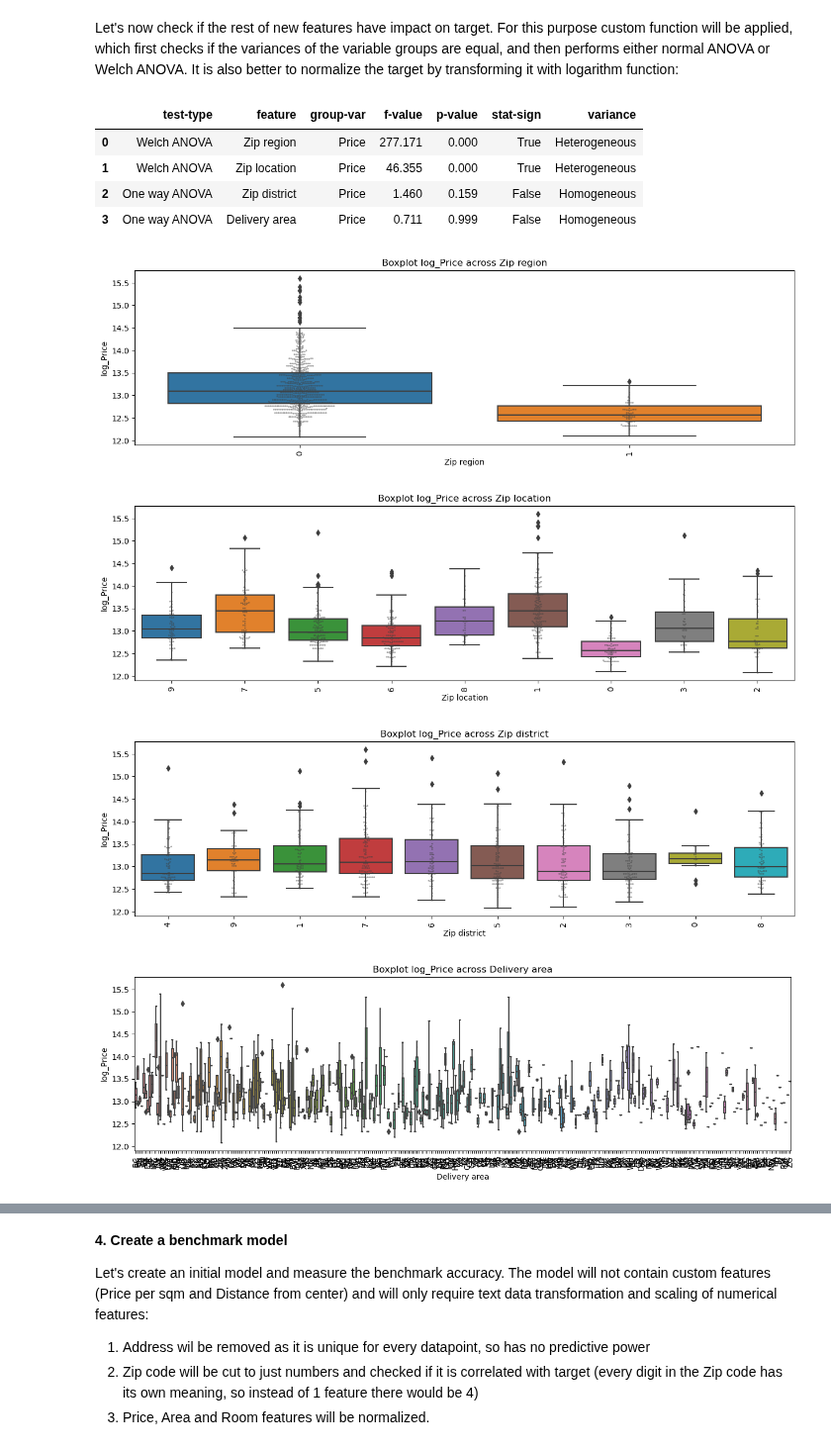
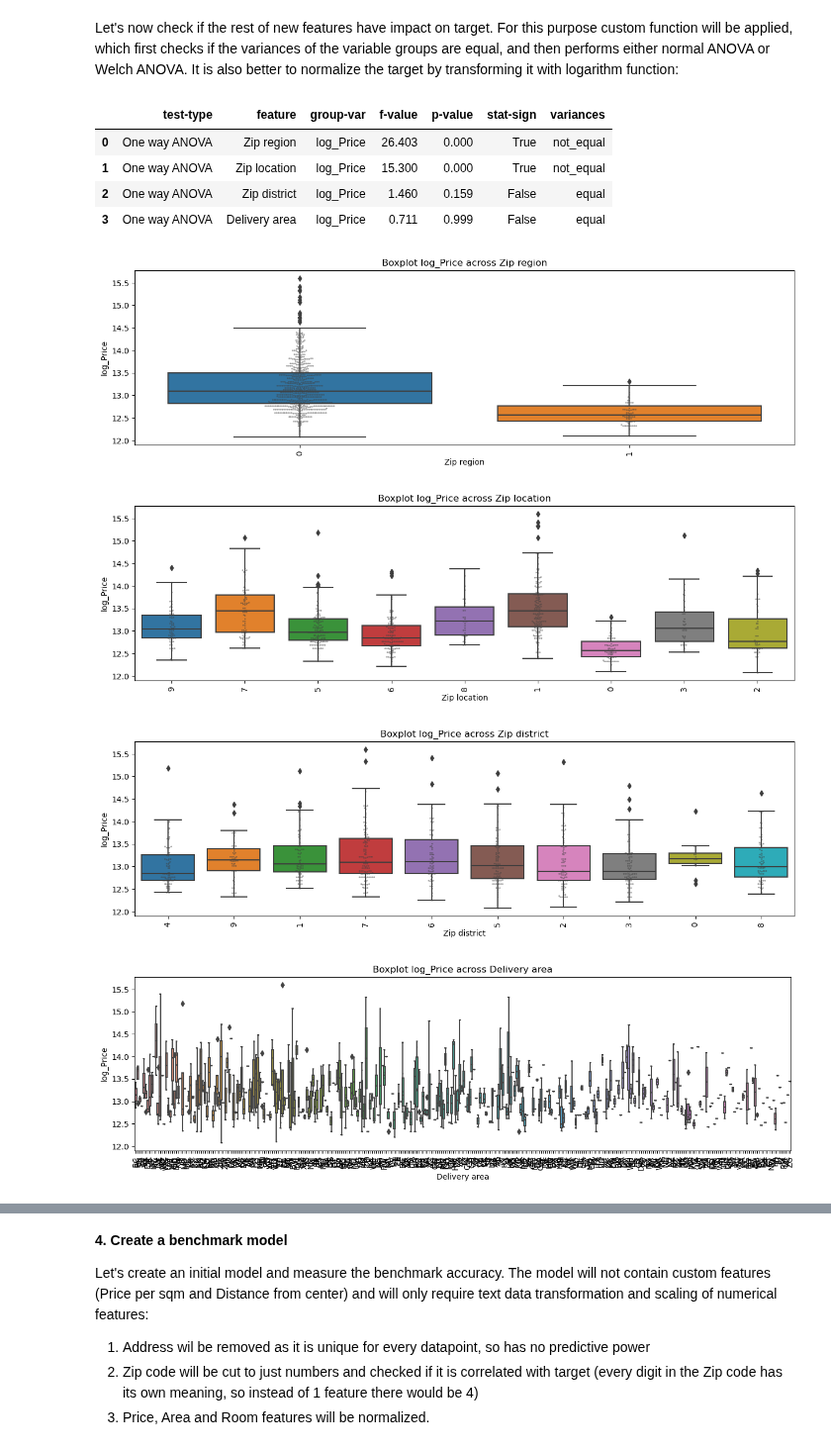
Before and after one commit to nadiia-duiunova/House_price, a Jupyter notebook: Stat inference.ipynb, the cells around one changed output, grey strips where cells are left out. Shown at 99% size. Cells and saved outputs as stored; diff of their text form; code cells hidden in the pictures.

```diff
--- a/Stat inference.ipynb
+++ b/Stat inference.ipynb
@@ -391,15 +393,14 @@ def custom_anova(data: pd.DataFrame, grouping_var: list, feature: str, result_ta
         # create a list with lists of values
         (levene, levene_p_value) = stats.levene(*values_per_group.values())
         if levene_p_value >0.05:
-            variance = 'Homogeneous'
+            variances = 'equal'
         else:
-            variance = 'Heterogeneous'
+            variances = 'not_equal'
 
         # normal ANOVA can be applied only when the variances are homogeneous
-        if variance == 'Homogeneous':
+        if variances == 'equal':
             test_type = 'One way ANOVA'
             (f_value, p_value) = stats.f_oneway(*values_per_group.values())
-
         else:
             test_type = 'Welch ANOVA'
             welch_df = pg.welch_anova(dv = feature, between = col, data = data)
@@ -409,11 +410,11 @@ def custom_anova(data: pd.DataFrame, grouping_var: list, feature: str, result_ta
         dict_result = {
             "test-type": test_type,
             "feature": col,
-            "group-var": 'Price',
+            "group-var": feature,
             "f-value": round(f_value, 3),
             "p-value": round(p_value, 3),
             "stat-sign": (p_value < 0.05),
-            "variance": variance
+            "variances": variances
         }
         df_result = pd.DataFrame(data=dict_result, index=[0])
         result_table = pd.concat([result_table, df_result], ignore_index=True)
@@ -431,13 +432,14 @@ def custom_anova(data: pd.DataFrame, grouping_var: list, feature: str, result_ta
     return result_table
 # %%
 anova_df = pd.DataFrame()
-custom_anova(data1, ['Zip region', 'Zip location', 'Zip district', 'Delivery area'], 'log_Price', anova_df)
+anova_df = custom_anova(data1, ['Zip region', 'Zip location', 'Zip district', 'Delivery area'], 'log_Price', anova_df)
+anova_df
 # %% [output]
-|  | test-type | feature | group-var | f-value | p-value | stat-sign | variance |
-| 0 | Welch ANOVA | Zip region | Price | 277.171 | 0.000 | True | Heterogeneous |
-| 1 | Welch ANOVA | Zip location | Price | 46.355 | 0.000 | True | Heterogeneous |
-| 2 | One way ANOVA | Zip district | Price | 1.460 | 0.159 | False | Homogeneous |
-| 3 | One way ANOVA | Delivery area | Price | 0.711 | 0.999 | False | Homogeneous |
+|  | test-type | feature | group-var | f-value | p-value | stat-sign | variances |
+| 0 | One way ANOVA | Zip region | log_Price | 26.403 | 0.000 | True | not_equal |
+| 1 | One way ANOVA | Zip location | log_Price | 15.300 | 0.000 | True | not_equal |
+| 2 | One way ANOVA | Zip district | log_Price | 1.460 | 0.159 | False | equal |
+| 3 | One way ANOVA | Delivery area | log_Price | 0.711 | 0.999 | False | equal |
 [figure]
 [figure]
 [figure]
```
Also changed, not shown: parts of 19 cells of this notebook.
